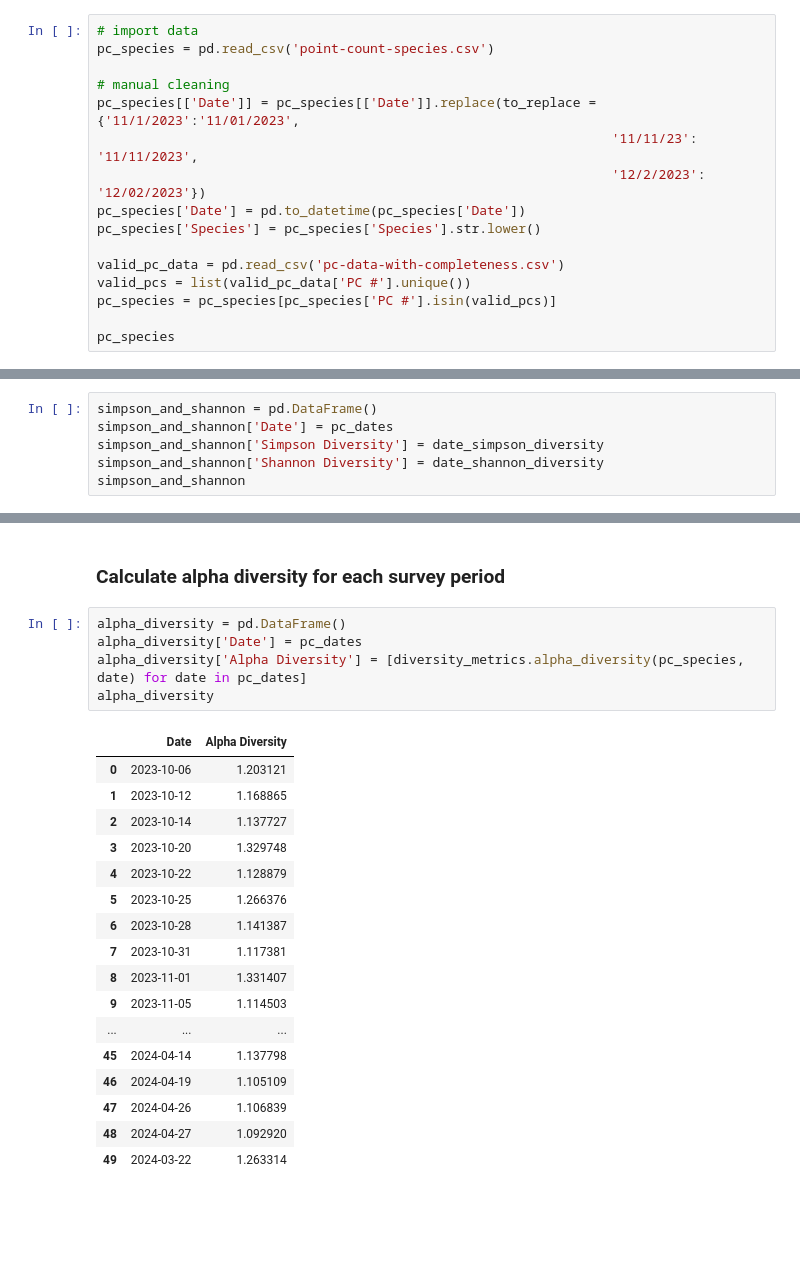
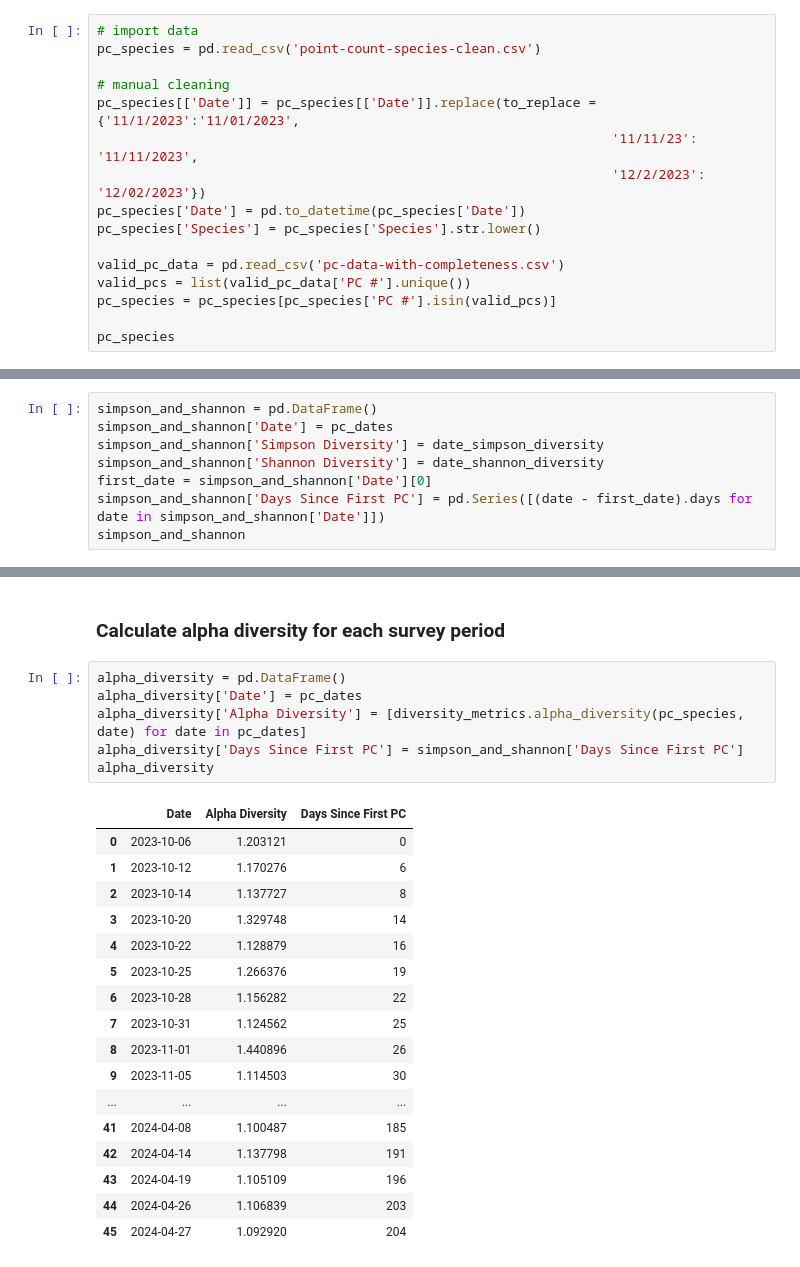
Before and after one commit to mmyen/bfb-babs-23-24, a Jupyter notebook: calculate-diversity-metrics.ipynb, the cells around one changed output, grey strips where cells are left out. Saved outputs shown, nothing was run; the diff lists cells and outputs as text; blank space fills up the shorter version.

```diff
--- a/calculate-diversity-metrics.ipynb
+++ b/calculate-diversity-metrics.ipynb
@@ -8,7 +13,7 @@ import numpy as np
 ## Import and clean data
 # %%
 # import data
-pc_species = pd.read_csv('point-count-species.csv')
+pc_species = pd.read_csv('point-count-species-clean.csv')
 
 # manual cleaning
 pc_species[['Date']] = pc_species[['Date']].replace(to_replace = {'11/1/2023':'11/01/2023',
@@ -125,5 +135,7 @@ simpson_and_shannon = pd.DataFrame()
 simpson_and_shannon['Date'] = pc_dates
 simpson_and_shannon['Simpson Diversity'] = date_simpson_diversity
 simpson_and_shannon['Shannon Diversity'] = date_shannon_diversity
+first_date = simpson_and_shannon['Date'][0]
+simpson_and_shannon['Days Since First PC'] = pd.Series([(date - first_date).days for date in simpson_and_shannon['Date']])
 simpson_and_shannon
 # %% [output]
@@ -169,23 +186,24 @@ mean_simpson, mean_shannon
 # %%
 alpha_diversity = pd.DataFrame()
 alpha_diversity['Date'] = pc_dates
 alpha_diversity['Alpha Diversity'] = [diversity_metrics.alpha_diversity(pc_species, date) for date in pc_dates]
+alpha_diversity['Days Since First PC'] = simpson_and_shannon['Days Since First PC']
 alpha_diversity
 # %% [output]
-|  | Date | Alpha Diversity |
-| 0 | 2023-10-06 | 1.203121 |
-| 1 | 2023-10-12 | 1.168865 |
-| 2 | 2023-10-14 | 1.137727 |
-| 3 | 2023-10-20 | 1.329748 |
-| 4 | 2023-10-22 | 1.128879 |
-| 5 | 2023-10-25 | 1.266376 |
-| 6 | 2023-10-28 | 1.141387 |
-| 7 | 2023-10-31 | 1.117381 |
-| 8 | 2023-11-01 | 1.331407 |
-| 9 | 2023-11-05 | 1.114503 |
-| ... | ... | ... |
-| 45 | 2024-04-14 | 1.137798 |
-| 46 | 2024-04-19 | 1.105109 |
-| 47 | 2024-04-26 | 1.106839 |
-| 48 | 2024-04-27 | 1.092920 |
-| 49 | 2024-03-22 | 1.263314 |
+|  | Date | Alpha Diversity | Days Since First PC |
+| 0 | 2023-10-06 | 1.203121 | 0 |
+| 1 | 2023-10-12 | 1.170276 | 6 |
+| 2 | 2023-10-14 | 1.137727 | 8 |
+| 3 | 2023-10-20 | 1.329748 | 14 |
+| 4 | 2023-10-22 | 1.128879 | 16 |
+| 5 | 2023-10-25 | 1.266376 | 19 |
+| 6 | 2023-10-28 | 1.156282 | 22 |
+| 7 | 2023-10-31 | 1.124562 | 25 |
+| 8 | 2023-11-01 | 1.440896 | 26 |
+| 9 | 2023-11-05 | 1.114503 | 30 |
+| ... | ... | ... | ... |
+| 41 | 2024-04-08 | 1.100487 | 185 |
+| 42 | 2024-04-14 | 1.137798 | 191 |
+| 43 | 2024-04-19 | 1.105109 | 196 |
+| 44 | 2024-04-26 | 1.106839 | 203 |
+| 45 | 2024-04-27 | 1.092920 | 204 |
```
Also changed, not shown: parts of 23 cells of this notebook, 8 other files.
